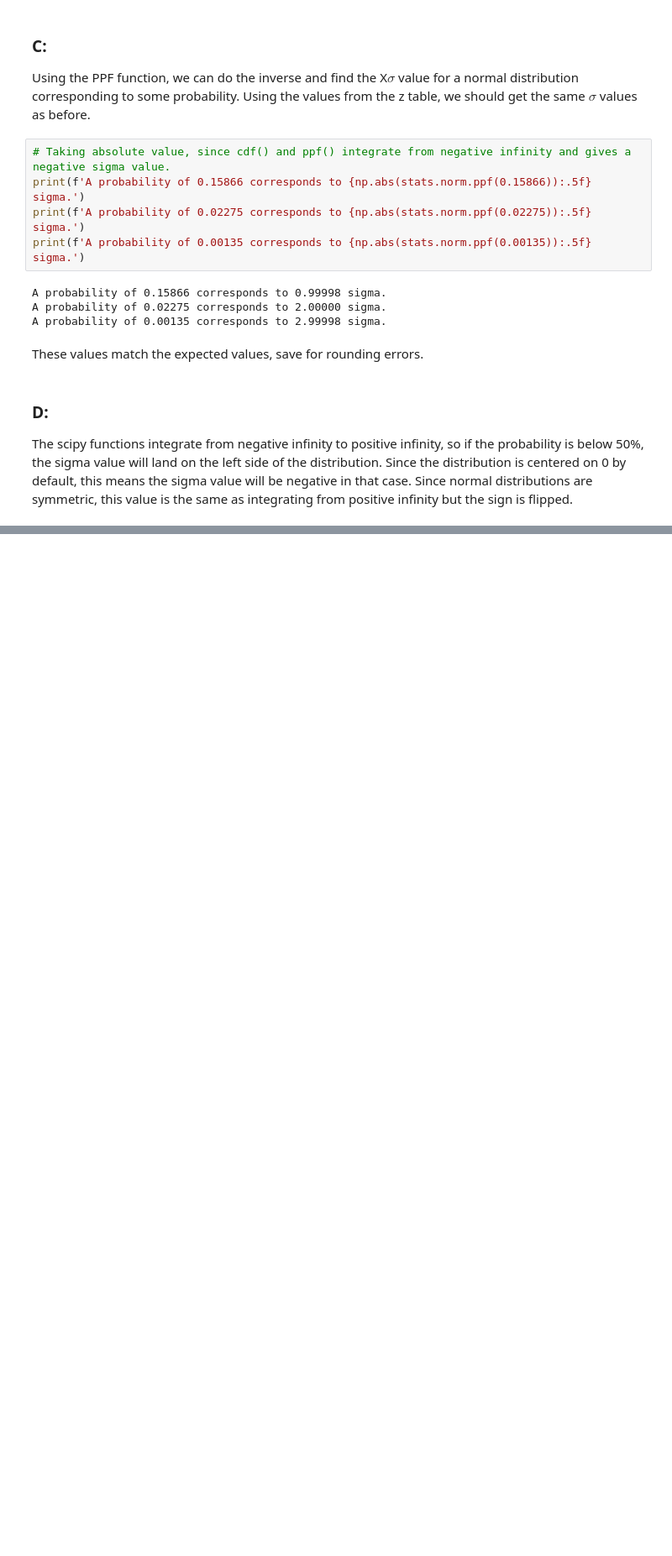
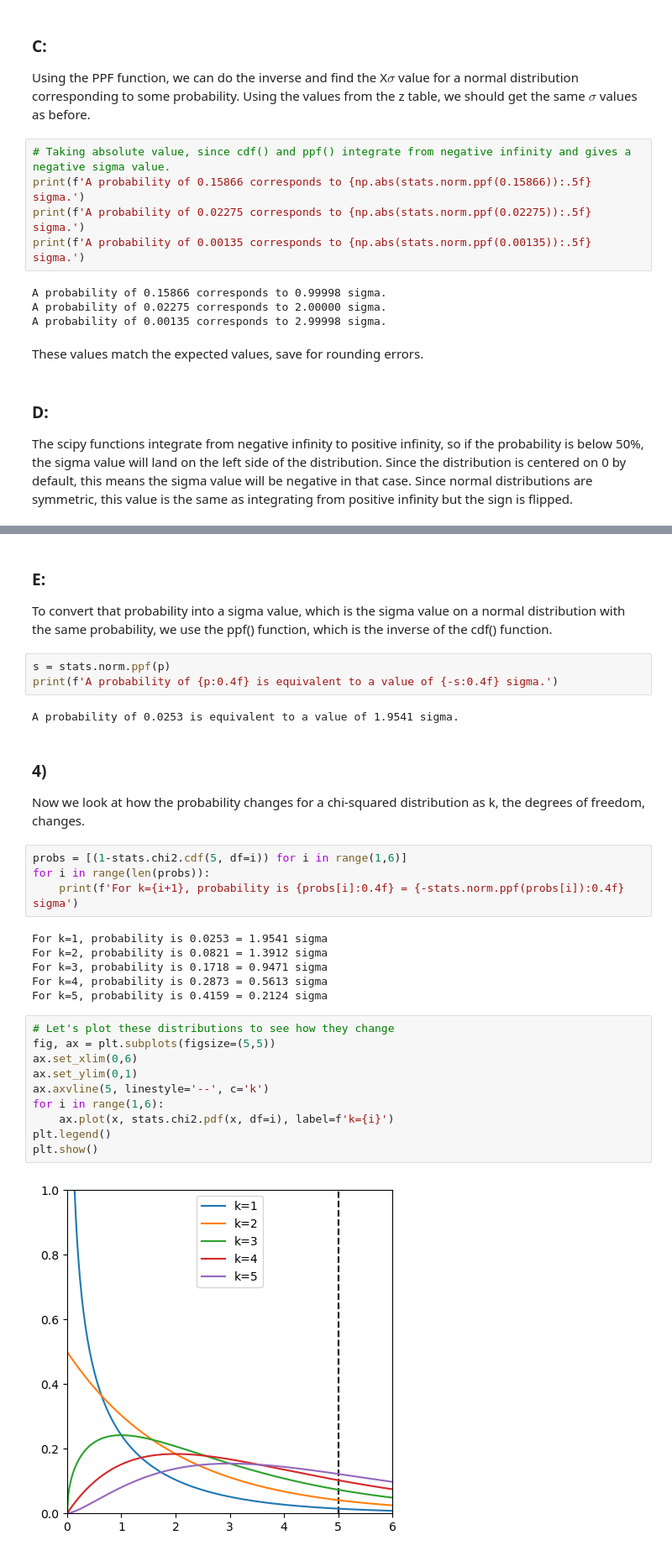
Before and after one commit to pgwart/PHYS434, a Jupyter notebook: Lab1.ipynb, the cells around one changed output, grey strips where cells are left out. Shown at 84% size. Drawn from its saved outputs; the diff is of its cells as text; blank space fills up the shorter version.

```diff
--- a/Lab1.ipynb
+++ b/Lab1.ipynb
@@ -74,0 +124,33 @@ $$
+# %% [markdown]
+### E:
+To convert that probability into a sigma value, which is the sigma value on a normal distribution with the same probability, we use the ppf() function, which is the inverse of the cdf() function.
+# %%
+s = stats.norm.ppf(p)
+print(f'A probability of {p:0.4f} is equivalent to a value of {-s:0.4f} sigma.')
+# %% [output]
+A probability of 0.0253 is equivalent to a value of 1.9541 sigma.
+# %% [markdown]
+### 4)
+Now we look at how the probability changes for a chi-squared distribution as k, the degrees of freedom, changes.
+# %%
+probs = [(1-stats.chi2.cdf(5, df=i)) for i in range(1,6)]
+for i in range(len(probs)):
+    print(f'For k={i+1}, probability is {probs[i]:0.4f} = {-stats.norm.ppf(probs[i]):0.4f} sigma')
+# %% [output]
+For k=1, probability is 0.0253 = 1.9541 sigma
+For k=2, probability is 0.0821 = 1.3912 sigma
+For k=3, probability is 0.1718 = 0.9471 sigma
+For k=4, probability is 0.2873 = 0.5613 sigma
+For k=5, probability is 0.4159 = 0.2124 sigma
+# %%
+# Let's plot these distributions to see how they change
+fig, ax = plt.subplots(figsize=(5,5))
+ax.set_xlim(0,6)
+ax.set_ylim(0,1)
+ax.axvline(5, linestyle='--', c='k')
+for i in range(1,6):
+    ax.plot(x, stats.chi2.pdf(x, df=i), label=f'k={i}')
+plt.legend()
+plt.show()
+# %% [output]
+[figure, added]
```
Also changed, not shown: parts of 7 cells of this notebook.
